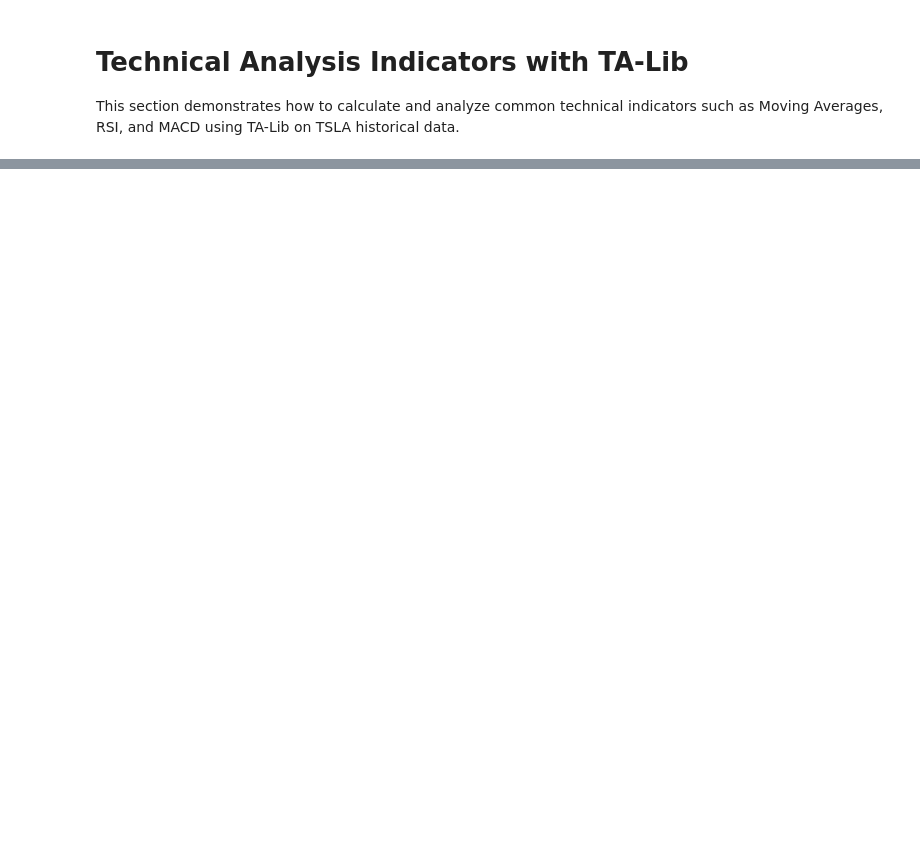
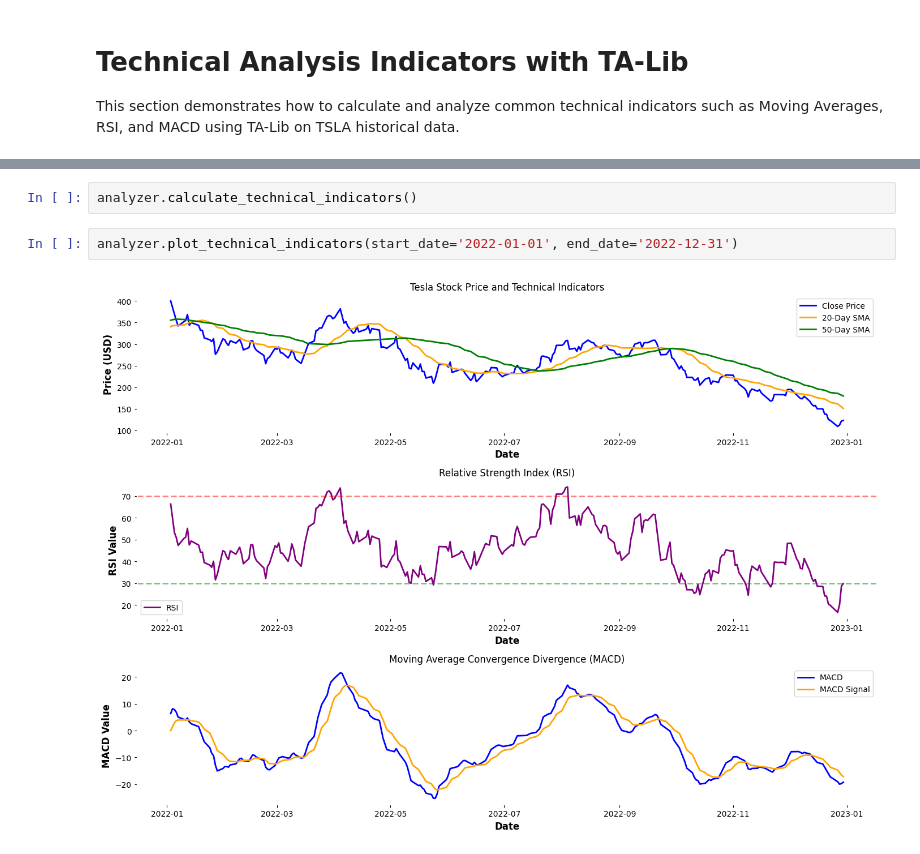
Before and after one commit to Melak12/Week-1-predicting-price-moves, a Jupyter notebook: notebooks/TSLA_eda.ipynb, the cells around one changed output, grey strips where cells are left out. Drawn from its saved outputs; the diff is of its cells as text; blank space fills up the shorter version.

```diff
--- a/notebooks/TSLA_eda.ipynb
+++ b/notebooks/TSLA_eda.ipynb
@@ -89,0 +90,6 @@ plt.show()
+# %%
+analyzer.calculate_technical_indicators()
+# %%
+analyzer.plot_technical_indicators(start_date='2022-01-01', end_date='2022-12-31')
+# %% [output]
+[figure, added]
```
Also changed, not shown: parts of 13 cells of this notebook, 4 other files.
